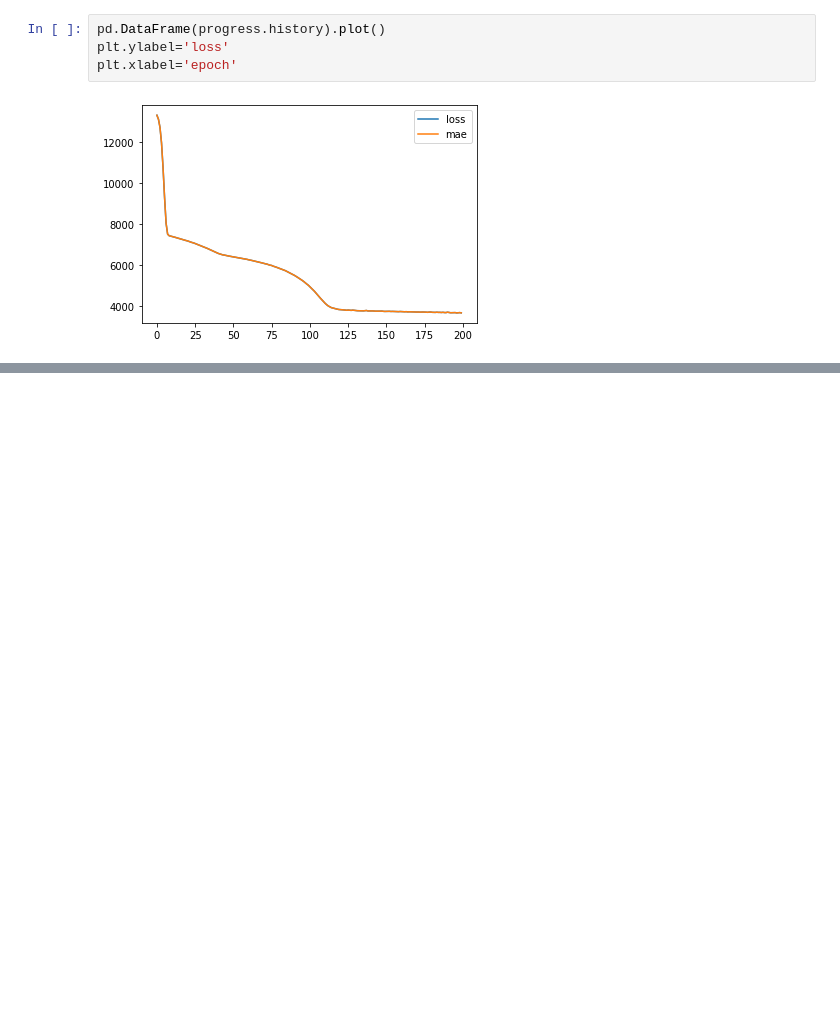
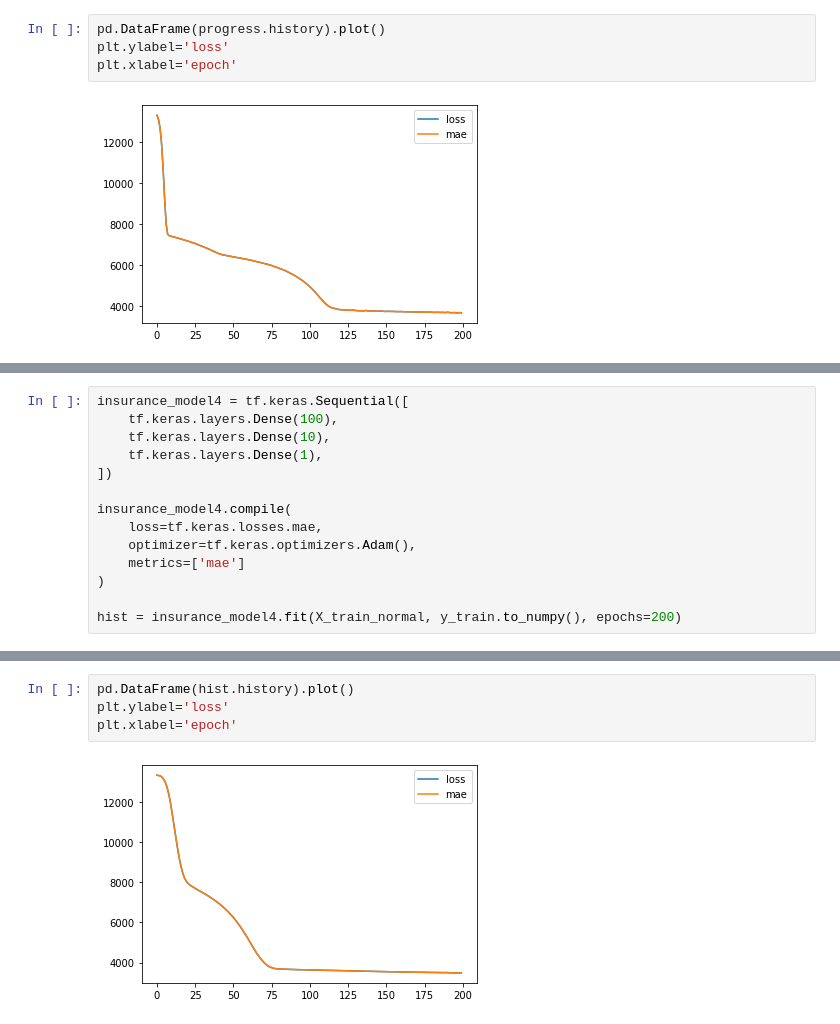
Before and after one commit to xianlinbox/Tensorflow2, a Jupyter notebook: code/neural_network_regression.ipynb, the cells around one changed output, grey strips where cells are left out. Saved outputs shown, nothing was run; the diff lists cells and outputs as text; blank space fills up the shorter version.

Commit message:
train model with normalization data

```diff
--- a/code/neural_network_regression.ipynb
+++ b/code/neural_network_regression.ipynb
@@ -383,0 +384,14 @@ array([1.        , 0.        , 1.        , 0.        , 0.        ,
+# %%
+insurance_model4 = tf.keras.Sequential([
+    tf.keras.layers.Dense(100),
+    tf.keras.layers.Dense(10),
+    tf.keras.layers.Dense(1),
+])
+
+insurance_model4.compile(
+    loss=tf.keras.losses.mae,
+    optimizer=tf.keras.optimizers.Adam(),
+    metrics=['mae']
+)
+
+hist = insurance_model4.fit(X_train_normal, y_train.to_numpy(), epochs=200)
@@ -383,0 +421,6 @@ array([1.        , 0.        , 1.        , 0.        , 0.        ,
+# %%
+pd.DataFrame(hist.history).plot()
+plt.ylabel='loss'
+plt.xlabel='epoch'
+# %% [output]
+[figure, added]
```
Also changed, not shown: parts of 5 cells of this notebook.
